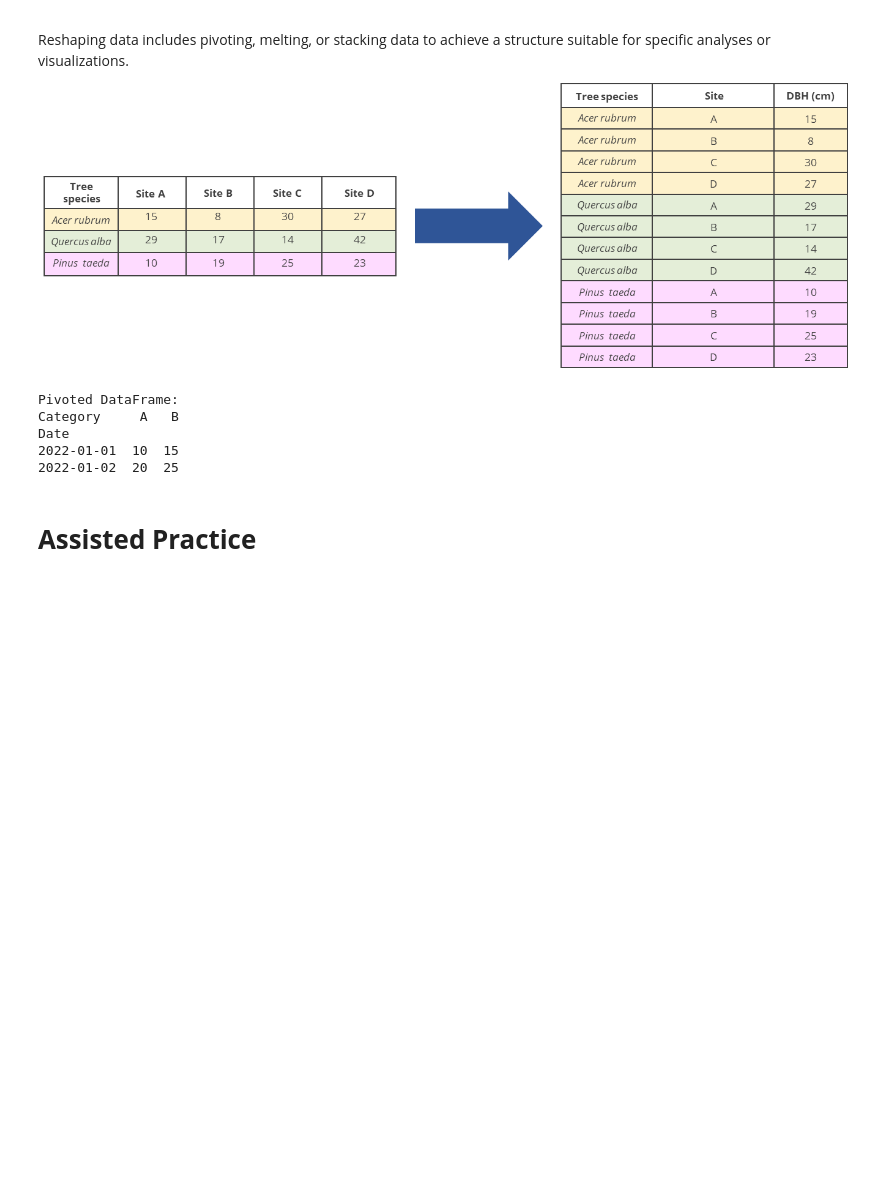
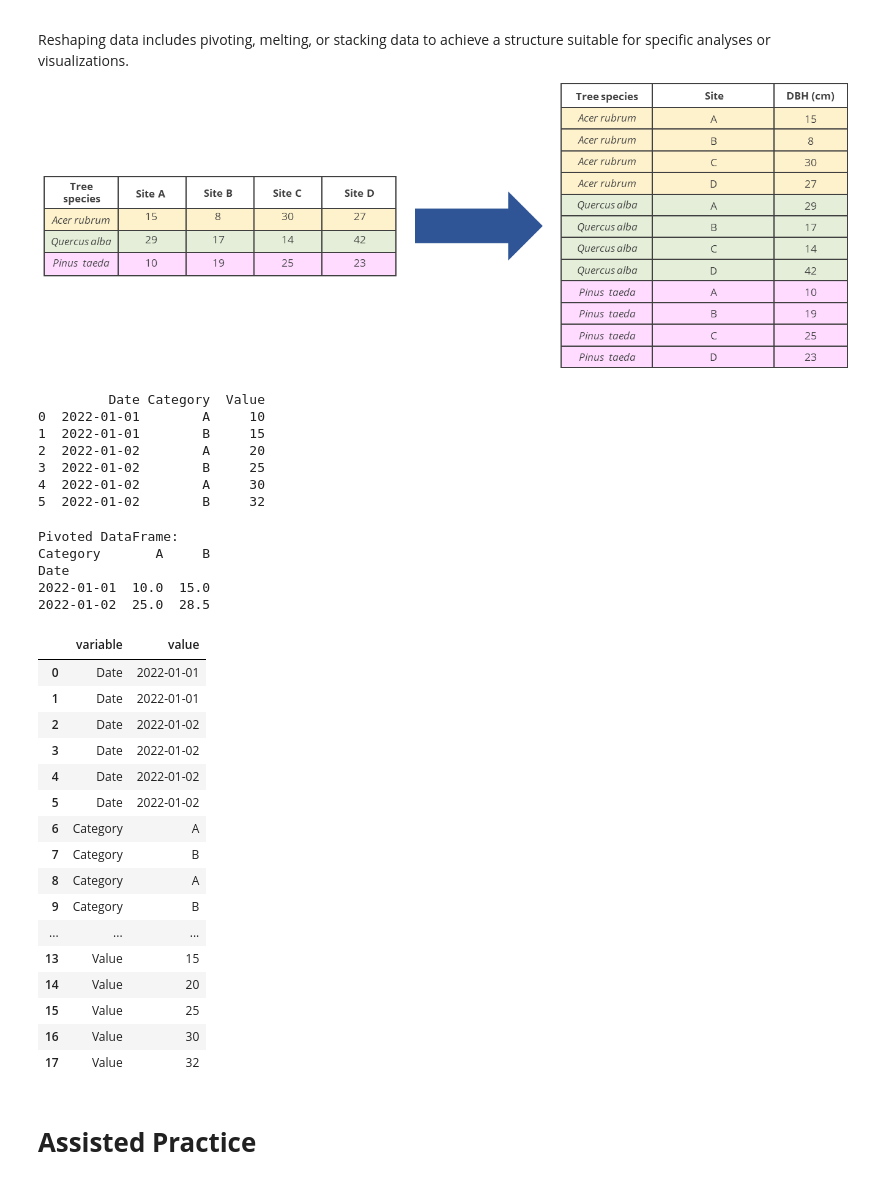
Before and after one commit to mobeloper/AIMLCaltechBootcamp, a Jupyter notebook: DataScience/Lesson_09_Data_Wrangling/Data_Wrangling.ipynb, the cells around one changed output. Cells and saved outputs as stored; diff of their text form; code cells hidden in the pictures; blank space fills up the shorter version.

```diff
--- a/DataScience/Lesson_09_Data_Wrangling/Data_Wrangling.ipynb
+++ b/DataScience/Lesson_09_Data_Wrangling/Data_Wrangling.ipynb
@@ -375,22 +470,58 @@ import pandas as pd
 # Adjust column names and DataFrame based on your actual data
 
 # DataFrame
-df = pd.DataFrame({'Date': ['2022-01-01', '2022-01-01', '2022-01-02', '2022-01-02'],
-                   'Category': ['A', 'B', 'A', 'B'],
-                   'Value': [10, 15, 20, 25]})
+df = pd.DataFrame({'Date': ['2022-01-01', '2022-01-01', '2022-01-02', '2022-01-02', '2022-01-02', '2022-01-02'],
+                   'Category': ['A', 'B', 'A', 'B', 'A', 'B'],
+                   'Value': [10, 15, 20, 25, 30, 32]})
 
-# Pivoting data for better analysis
-df_pivoted = df.pivot_table(index='Date', columns='Category', values='Value', aggfunc='mean')
-
-# Displaying the pivoted DataFrame
-print("Pivoted DataFrame:")
-print(df_pivoted)
+print(df)
 # %% [output]
-Pivoted DataFrame:
-Category     A   B
-Date
-2022-01-01  10  15
-2022-01-02  20  25
+         Date Category  Value
+0  2022-01-01        A     10
+1  2022-01-01        B     15
+2  2022-01-02        A     20
+3  2022-01-02        B     25
+4  2022-01-02        A     30
+5  2022-01-02        B     32
+# %%
+
+
+# Pivoting data for better analysis
+df_pivoted = df.pivot_table(index='Date', columns='Category', values='Value', aggfunc='mean')
+
+# Displaying the pivoted DataFrame
+print("Pivoted DataFrame:")
+print(df_pivoted)
+# %% [output]
+Pivoted DataFrame:
+Category       A     B
+Date
+2022-01-01  10.0  15.0
+2022-01-02  25.0  28.5
+# %%
+#Other functions to reshape data
+
+df.melt()
+# df.stack()
+# df.unstack()
+# %% [output]
+|  | variable | value |
+| 0 | Date | 2022-01-01 |
+| 1 | Date | 2022-01-01 |
+| 2 | Date | 2022-01-02 |
+| 3 | Date | 2022-01-02 |
+| 4 | Date | 2022-01-02 |
+| 5 | Date | 2022-01-02 |
+| 6 | Category | A |
+| 7 | Category | B |
+| 8 | Category | A |
+| 9 | Category | B |
+| ... | ... | ... |
+| 13 | Value | 15 |
+| 14 | Value | 20 |
+| 15 | Value | 25 |
+| 16 | Value | 30 |
+| 17 | Value | 32 |
 # %% [markdown]
 # __Assisted Practice__
 # %% [markdown]
```
Also changed, not shown: parts of 14 cells of this notebook, 3 other files.
